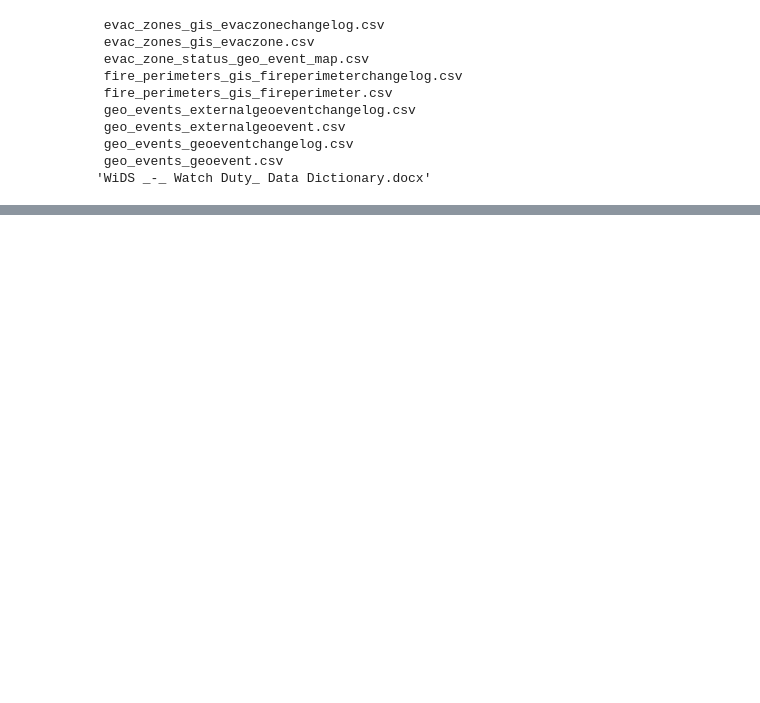
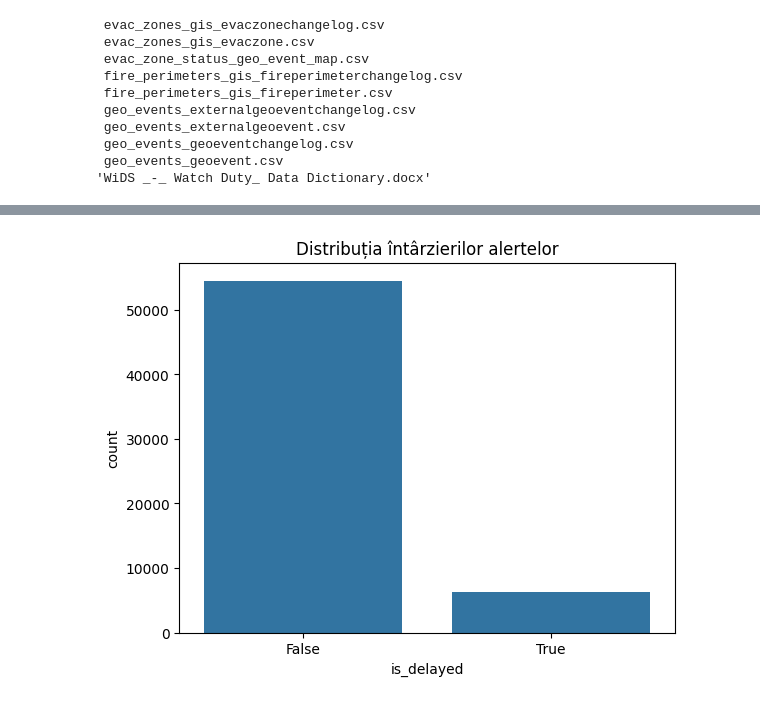
Before and after one commit to ruximarian/wids-datathon-university-template, a Jupyter notebook: notebook.ipynb, the cells around one changed output, grey strips where cells are left out. Saved outputs shown, nothing was run; the diff lists cells and outputs as text; code cells hidden in the pictures; blank space fills up the shorter version.

```diff
--- a/notebook.ipynb
+++ b/notebook.ipynb
@@ -539,0 +146,3 @@ dtype: int64
+# %%
+geo = geo.merge(first_risk, on="geo_event_id", how="left")
+geo["first_risk_time"]
@@ -539,0 +164,34 @@ dtype: int64
+# %%
+# Forțăm toate datetime-urile relevante să fie UTC tz-aware
+geo["date_modified"] = pd.to_datetime(
+    geo["date_modified"], utc=True, errors="coerce"
+)
+
+geo["date_created"] = pd.to_datetime(
+    geo["date_created"], utc=True, errors="coerce"
+)
+
+geo["first_risk_time"] = pd.to_datetime(
+    geo["first_risk_time"], utc=True, errors="coerce"
+)
+# %%
+geo["risk_to_update_min"] = (
+    (geo["date_modified"] - geo["first_risk_time"])
+    .dt.total_seconds() / 60
+)
+
+# curățare valori imposibile
+geo = geo[
+    (geo["risk_to_update_min"].isna()) |
+    ((geo["risk_to_update_min"] >= 0) & (geo["risk_to_update_min"] <= 7*24*60))
+]
+# %%
+DELAY_THRESHOLD_MIN = 180  # 3 ore
+
+geo["is_delayed"] = geo["risk_to_update_min"] > DELAY_THRESHOLD_MIN
+# %%
+sns.countplot(x="is_delayed", data=geo)
+plt.title("Distribuția întârzierilor alertelor")
+plt.show()
+# %% [output]
+[figure, added]
```
Also changed, not shown: parts of 68 cells of this notebook.
